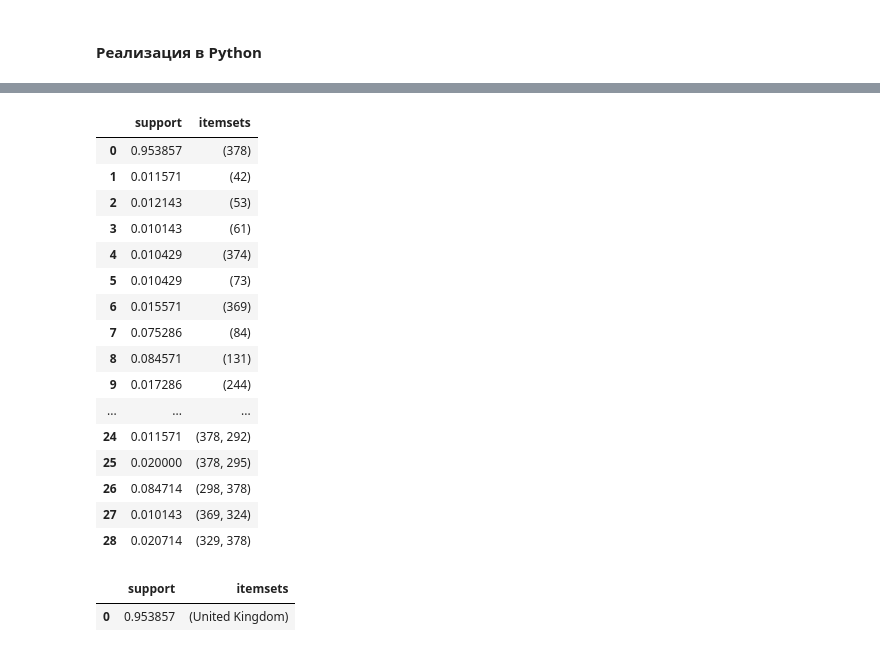
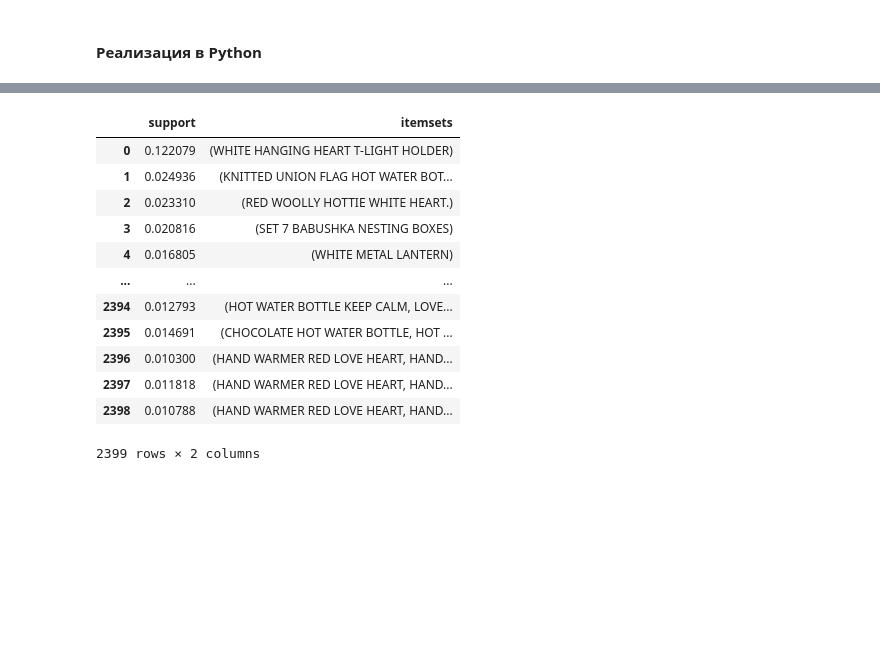
Before and after one commit to IrinaSkripka99/DA, a Jupyter notebook: 4 course/HW1/ARules with Online Retail.ipynb, the cells around one changed output, grey strips where cells are left out. Cells and saved outputs as stored; diff of their text form; code cells hidden in the pictures; blank space fills up the shorter version.

```diff
--- a/4 course/HW1/ARules with Online Retail.ipynb
+++ b/4 course/HW1/ARules with Online Retail.ipynb
@@ -8,7 +8,7 @@ import matplotlib.pyplot as plt
 import pandas as pd
 import csv
 # %%
-dataset = pd.read_csv('./csvs/Online_Retail.csv',delimiter = ";",header=None)
+dataset = pd.read_csv('./csvs/Online_Retail.csv',delimiter = ";")
 # %%
 # посомтрим на датасет
 dataset.head()
@@ -183,10 +199,17 @@ import pyfpgrowth
+# %%
+# Group products by transaction
+grouped_prods = dataset.groupby('InvoiceNo')['Description'].apply(lambda group_series: group_series.tolist()).reset_index()
+groups_lists = grouped_prods['Description'].values.tolist()
+# Convert table to list
+# Set threshold of count to 2
+data = list(filter(lambda x: len(x) > 2, groups_lists))
 # %%
 #Сгенериуем паттерны
 import pandas as pd
 from mlxtend.preprocessing import TransactionEncoder
 
 te = TransactionEncoder()
-te_ary = te.fit(transactions).transform(transactions)
+te_ary = te.fit(data).transform(data)
 df = pd.DataFrame(te_ary, columns=te.columns_)
 df
 # %% [output]
@@ -206,28 +229,21 @@ df
 # %%
 #Сгенериуем правила
+# use fp-growth algorithm
 from mlxtend.frequent_patterns import fpgrowth
 
-fpgrowth(df, min_support=0.01)
+f_patterns = fpgrowth(df, min_support=0.01, use_colnames=True)
+f_patterns
 # %% [output]
 |  | support | itemsets |
-| 0 | 0.953857 | (378) |
-| 1 | 0.011571 | (42) |
-| 2 | 0.012143 | (53) |
-| 3 | 0.010143 | (61) |
-| 4 | 0.010429 | (374) |
-| 5 | 0.010429 | (73) |
-| 6 | 0.015571 | (369) |
-| 7 | 0.075286 | (84) |
-| 8 | 0.084571 | (131) |
-| 9 | 0.017286 | (244) |
+| 0 | 0.122079 | (WHITE HANGING HEART T-LIGHT HOLDER) |
+| 1 | 0.024936 | (KNITTED UNION FLAG HOT WATER BOT... |
+| 2 | 0.023310 | (RED WOOLLY HOTTIE WHITE HEART.) |
+| 3 | 0.020816 | (SET 7 BABUSHKA NESTING BOXES) |
+| 4 | 0.016805 | (WHITE METAL LANTERN) |
 | ... | ... | ... |
-| 24 | 0.011571 | (378, 292) |
-| 25 | 0.020000 | (378, 295) |
-| 26 | 0.084714 | (298, 378) |
-| 27 | 0.010143 | (369, 324) |
-| 28 | 0.020714 | (329, 378) |
+| 2394 | 0.012793 | (HOT WATER BOTTLE KEEP CALM, LOVE... |
+| 2395 | 0.014691 | (CHOCOLATE HOT WATER BOTTLE, HOT ... |
+| 2396 | 0.010300 | (HAND WARMER RED LOVE HEART, HAND... |
+| 2397 | 0.011818 | (HAND WARMER RED LOVE HEART, HAND... |
+| 2398 | 0.010788 | (HAND WARMER RED LOVE HEART, HAND... |
+2399 rows × 2 columns
-# %%
-fpgrowth(df, min_support=0.6, use_colnames=True)
-# %% [output]
-|  | support | itemsets |
-| 0 | 0.953857 | (United Kingdom) |
```
Also changed, not shown: parts of 5 cells of this notebook, 3 other files.
